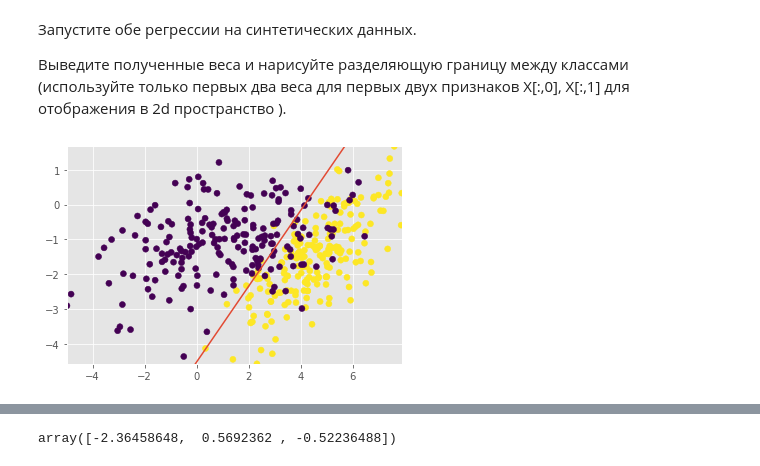
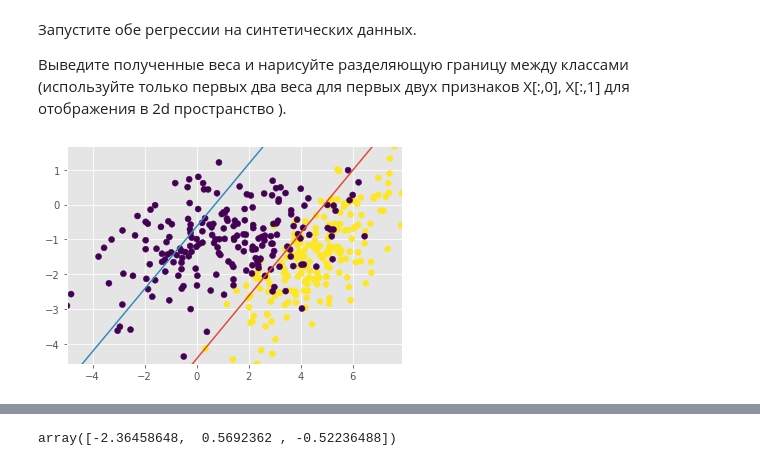
Before and after one commit to LevKats/ml1.sphere, a Jupyter notebook: 2019-09/hw2/kats_hw2.ipynb, the cells around one changed output, grey strips where cells are left out. Cells and saved outputs as stored; diff of their text form; code cells hidden in the pictures.

```diff
--- a/2019-09/hw2/kats_hw2.ipynb
+++ b/2019-09/hw2/kats_hw2.ipynb
@@ -433,10 +437,10 @@ class MySGDClassifier(BaseEstimator, ClassifierMixin):
         y_batch - вектор ответов по батчу
         Не забудте тип модели (линейная или логистическая регрессия)!
         """
-        reg = 1.0 / self.C * np.linalg.norm(self.weight)
         assert X_batch.shape[0] == y_batch.shape[0], ("array sizes"
                                                       "must be equal")
         n_samples = X_batch.shape[0]
+        reg = 1.0 / self.C * np.linalg.norm(self.weight)
 
         if self.model_type == "lin_reg":
             mse = 1.0 / n_samples * np.linalg.norm(
@@ -465,15 +469,17 @@ class MySGDClassifier(BaseEstimator, ClassifierMixin):
         assert X_batch.shape[0] == y_batch.shape[0], ("array sizes"
                                                       "must be equal")
         n_samples = X_batch.shape[0]
+        weight_filter = np.hstack(([0], np.ones(self.weight.shape[0] - 1)))
+        reg_term = 2.0 / self.C * (weight_filter * self.weight)
 
         if self.model_type == "lin_reg":
             return 2.0 / n_samples * np.dot(
                 X_batch.T, np.dot(X_batch, self.weight) - y_batch
-            ) + 2.0 / self.C * self.weight
+            ) + reg_term
         elif self.model_type == "log_reg":
             return 1.0 / n_samples * np.dot(
                 X_batch.T, sigmoid(np.dot(X_batch, self.weight)) - y_batch
-            ) + 2.0 / self.C * self.weight
+            ) + reg_term
         else:
             raise RuntimeError(
                 "unsupported model_type {}".format(self.model_type)
@@ -554,25 +562,31 @@ def plot_decision_boundary(clf):
 # %%
 np.random.seed(0)
 
 C1 = np.array([[0., -0.8], [1.5, 0.8]])
 C2 = np.array([[1., -0.7], [2., 0.7]])
 gauss1 = np.dot(np.random.randn(200, 2) + np.array([5, 3]), C1)
 gauss2 = np.dot(np.random.randn(200, 2) + np.array([1.5, 0]), C2)
 
 X = np.vstack([gauss1, gauss2])
 y = np.r_[np.ones(200), np.zeros(200)]
 
-from functools import partial
 clf = MySGDClassifier(
     partial(batch_generator, batch_size=10, shuffle=True),
     model_type="log_reg", max_epoch=300, C=100, alpha=0.1
 )
 clf.fit(X, y)
 plot_decision_boundary(clf)
 
+lin_clf = MySGDClassifier(
+    partial(batch_generator, batch_size=100, shuffle=True),
+    model_type="lin_reg", max_epoch=3000, C=10, alpha=0.01
+)
+lin_clf.fit(X, y)
+plot_decision_boundary(lin_clf)
+
 plt.xlim((X[:,0].min(), X[:,0].max()))
 plt.ylim((X[:,1].min(), X[:,1].max()))
 plt.scatter(X[:,0], X[:,1], c=y)
 plt.show()
 # %% [output]
-[figure, old version]
+[figure, new version]
```
Also changed, not shown: parts of 14 cells of this notebook, 3 other files.
